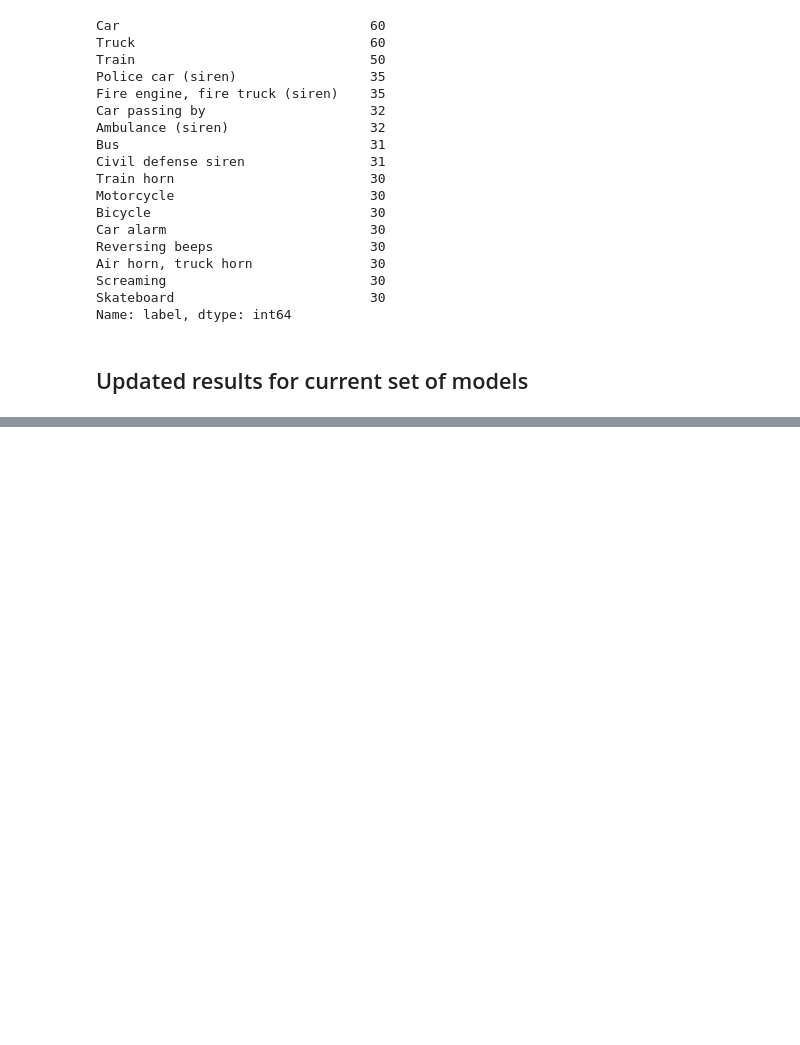
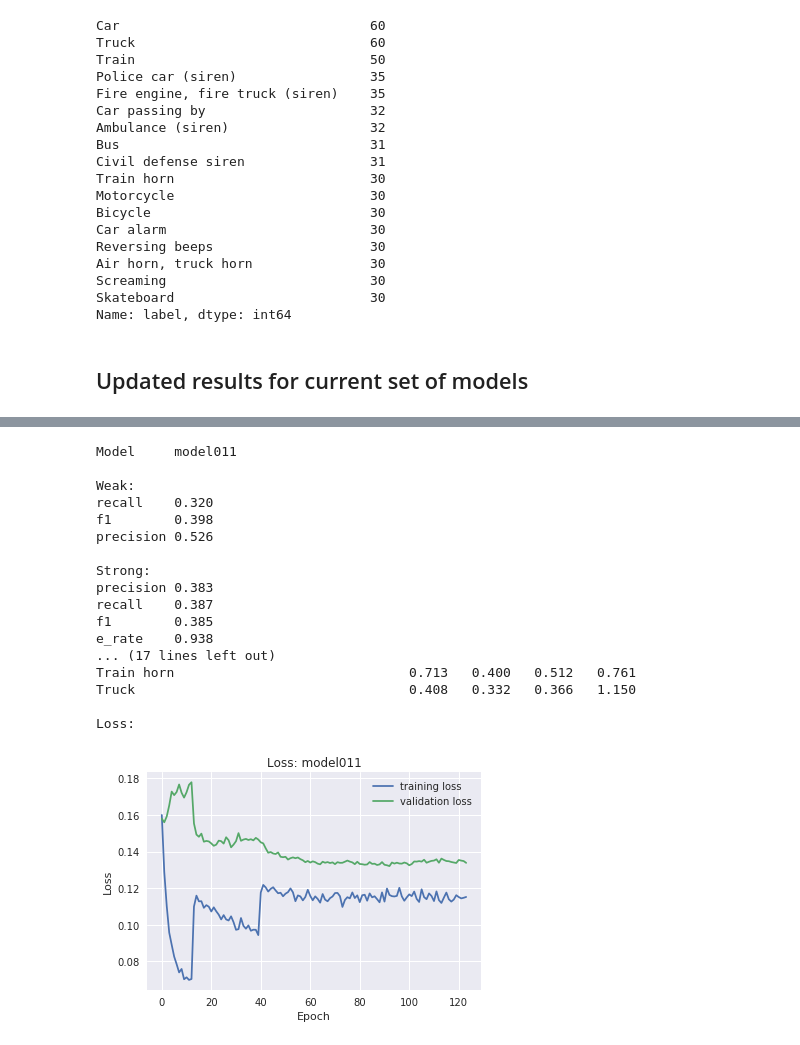
Before and after one commit to marl/milsed, a Jupyter notebook: notebooks/v1/01_model_results.ipynb, the cells around one changed output, grey strips where cells are left out. Drawn from its saved outputs; the diff is of its cells as text; code cells hidden in the pictures; blank space fills up the shorter version.

```diff
--- a/notebooks/v1/01_model_results.ipynb
+++ b/notebooks/v1/01_model_results.ipynb
@@ -660,0 +693,21 @@ df8
+# %%
+milsed.eval.report_results(OUTPUT_PATH, 'model011')
+# %% [output]
+Model     model011
+
+Weak:
+recall    0.320
+f1        0.398
+precision 0.526
+
+Strong:
+precision 0.383
+recall    0.387
+f1        0.385
+e_rate    0.938
+... (17 lines left out)
+Train horn                              0.713   0.400   0.512   0.761
+Truck                                   0.408   0.332   0.366   1.150
+
+Loss:
+[figure, added]
```
Also changed, not shown: parts of 10 cells of this notebook, 6 other files.
